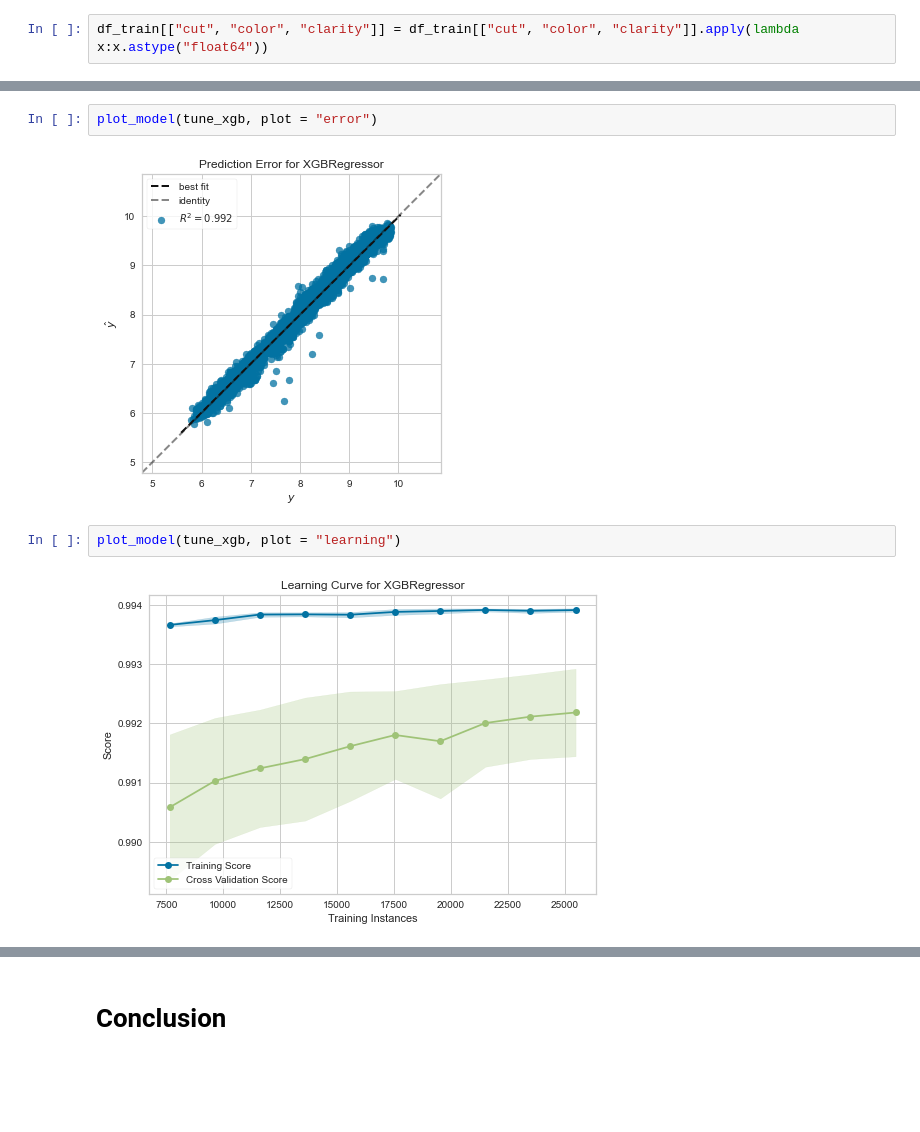
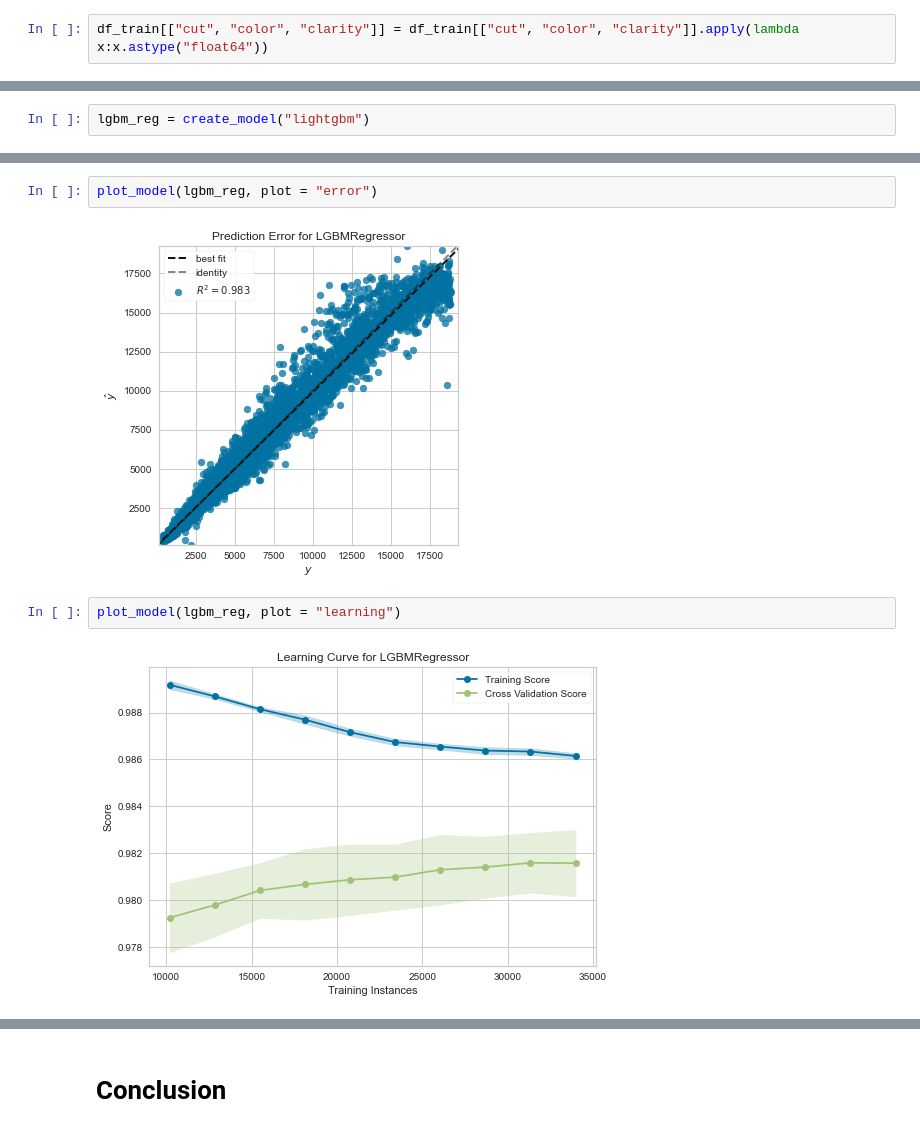
Before and after one commit to MarioGar25/Diamonds-everywhere, a Jupyter notebook: Diamonds-ML-Model.ipynb, the cells around one changed output, grey strips where cells are left out. Cells and saved outputs as stored; diff of their text form; blank space fills up the shorter version.

```diff
--- a/Diamonds-ML-Model.ipynb
+++ b/Diamonds-ML-Model.ipynb
@@ -634,0 +573,2 @@ tune_xgb = tune_model(xgb_reg, optimize = "MSE")
+# %%
+lgbm_reg = create_model("lightgbm")
@@ -635,9 +605,9 @@ tune_xgb = tune_model(xgb_reg, optimize = "MSE")
 # %%
-plot_model(tune_xgb, plot = "error")
+plot_model(lgbm_reg, plot = "error")
 # %% [output]
-[figure, old version]
+[figure, new version]
 # %%
-plot_model(tune_xgb, plot = "learning")
+plot_model(lgbm_reg, plot = "learning")
 # %% [output]
-[figure, old version]
+[figure, new version]
 # %%
```
Also changed, not shown: parts of 64 cells of this notebook, 2 other files.
